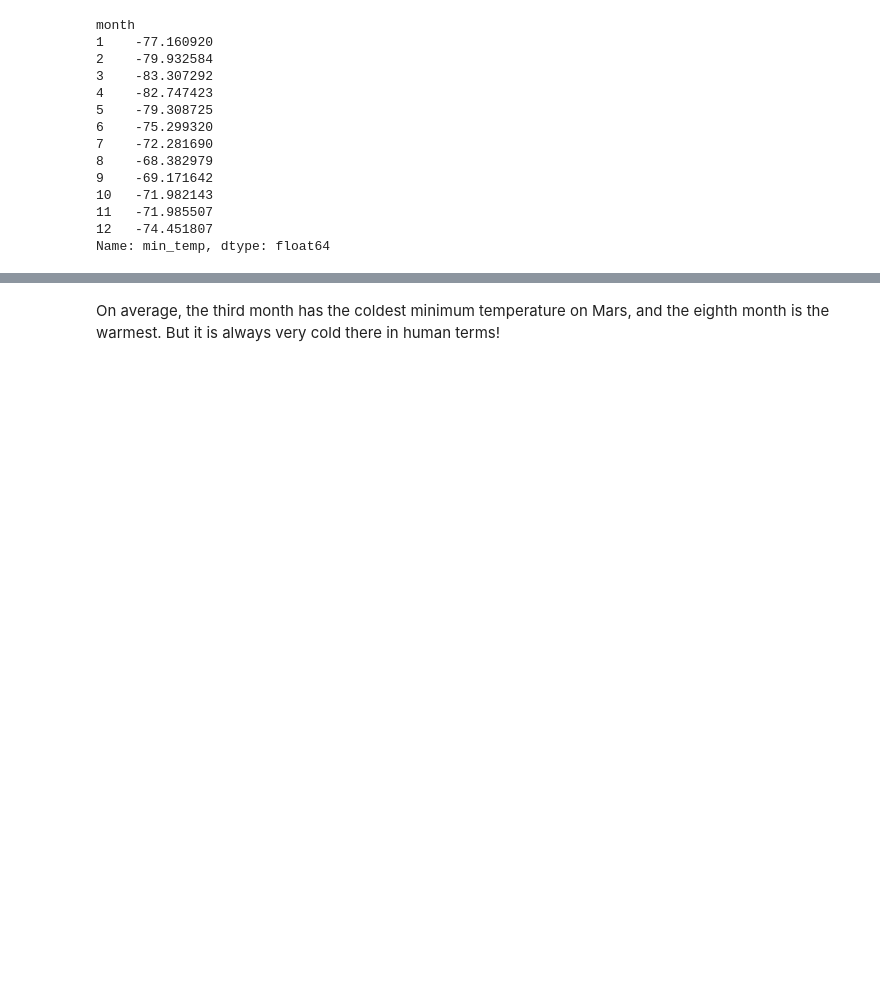
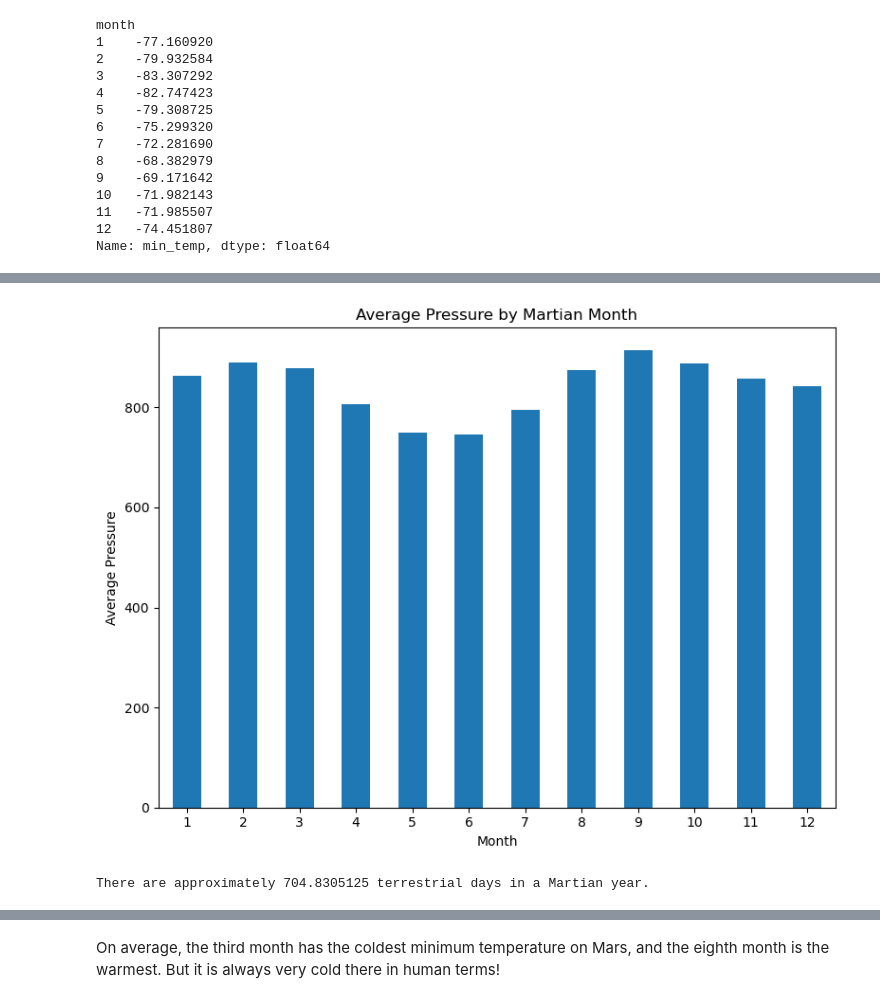
Before and after one commit to JaleesMoeen/Web_Scraping_Mars_News_and_Weather_Data_Summary, a Jupyter notebook: part_2_mars_weather.ipynb, the cells around one changed output, grey strips where cells are left out. Saved outputs shown, nothing was run; the diff lists cells and outputs as text; code cells hidden in the pictures; blank space fills up the shorter version.

```diff
--- a/part_2_mars_weather.ipynb
+++ b/part_2_mars_weather.ipynb
@@ -260,0 +299,8 @@ KeyError: 'month'
+# %%
+# 4. Average pressure by Martian month
+
+# Group the DataFrame by month and calculate the mean pressure
+average_pressure_by_month = mars_temp_df.groupby('month')['pressure'].mean()
+
+# Print the resulting DataFrame
+average_pressure_by_month
@@ -260,0 +322,41 @@ KeyError: 'month'
+# %%
+# Plot the average pressure by month
+
+
+# Create a bar plot
+plt.figure(figsize=(8, 6))
+average_pressure_by_month.plot.bar()
+
+
+# Set labels and title
+plt.xlabel('Month')
+plt.ylabel('Average Pressure')
+plt.title('Average Pressure by Martian Month')
+
+# Rotate x-axis labels for better readability
+plt.xticks(rotation=0)
+
+# Show the plot
+plt.tight_layout()
+plt.show()
+# %% [output]
+[figure, added]
+# %%
+# 5. How many terrestrial (earth) days are there in a Martian year?
+
+
+# Number of Martian days in a year
+martian_days_per_year = 687
+
+# Number of hours in a Martian day
+# Approximately 24 hours, 37 minutes, and 23 seconds
+hours_per_martian_day = 24.6229
+
+# Number of hours in a terrestrial (Earth) day
+hours_per_earth_day = 24
+
+# Calculate the number of terrestrial days in a Martian year
+earth_days_per_martian_year = martian_days_per_year * hours_per_martian_day / hours_per_earth_day
+print(f"There are approximately {earth_days_per_martian_year} terrestrial days in a Martian year.")
+# %% [output]
+There are approximately 704.8305125 terrestrial days in a Martian year.
```
Also changed, not shown: parts of 14 cells of this notebook, 1 other file.
